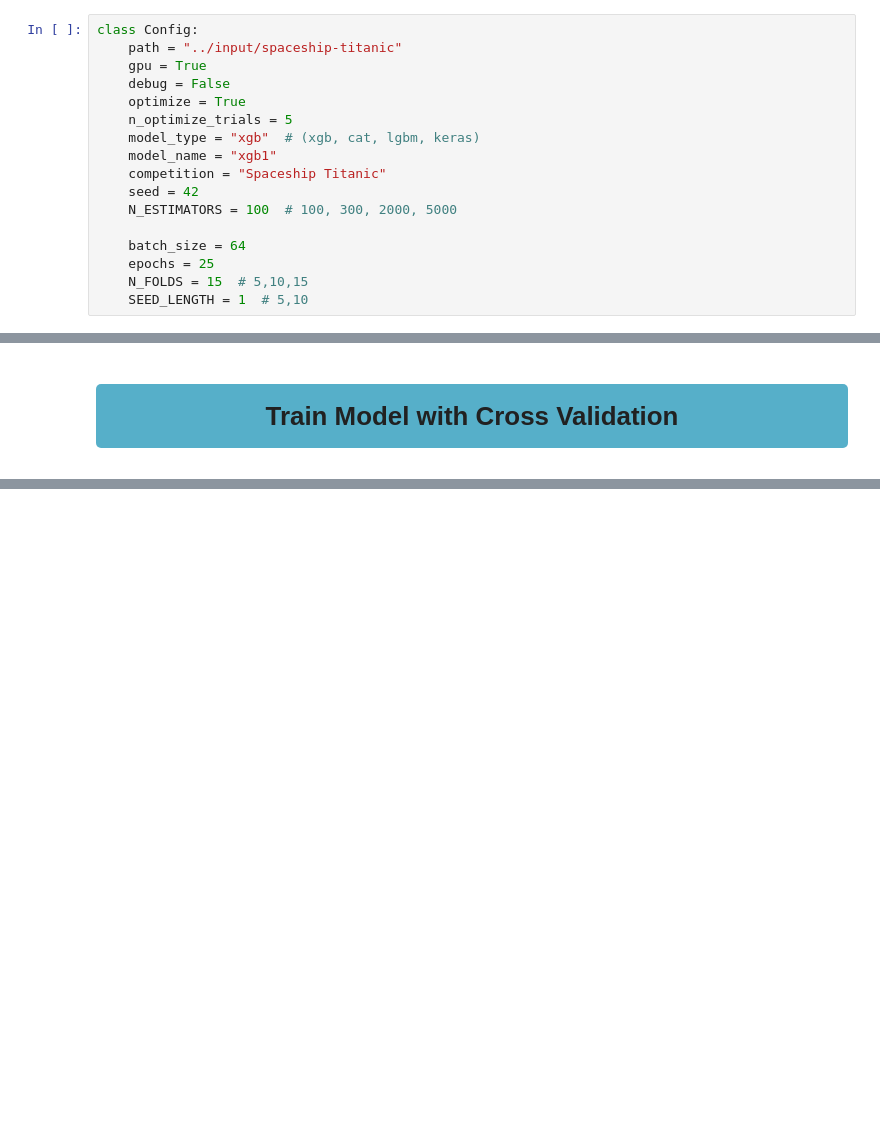
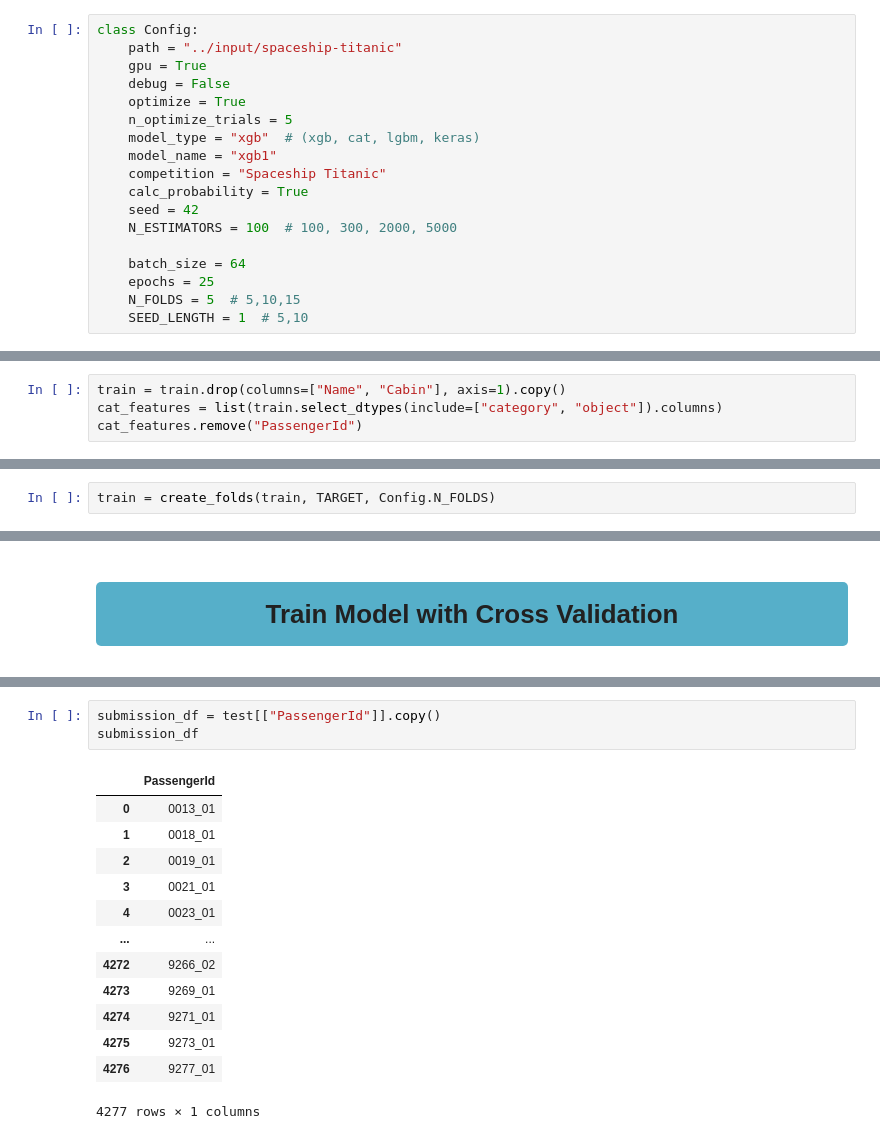
Before and after one commit to melling/ml-kaggle-spaceship-titanic, a Jupyter notebook: spaceship-titanic-eda.ipynb, the cells around one changed output, grey strips where cells are left out. Saved outputs shown, nothing was run; the diff lists cells and outputs as text; blank space fills up the shorter version.

```diff
--- a/spaceship-titanic-eda.ipynb
+++ b/spaceship-titanic-eda.ipynb
@@ -61,12 +61,13 @@ class Config:
     model_type = "xgb"  # (xgb, cat, lgbm, keras)
     model_name = "xgb1"
     competition = "Spaceship Titanic"
+    calc_probability = True
     seed = 42
     N_ESTIMATORS = 100  # 100, 300, 2000, 5000
 
     batch_size = 64
     epochs = 25
-    N_FOLDS = 15  # 5,10,15
+    N_FOLDS = 5  # 5,10,15
     SEED_LENGTH = 1  # 5,10
 # %%
 TARGET = "Transported"
@@ -572,6 +573,10 @@ Cabin          6560
 Destination       3
 Name           8473
 dtype: int64
+# %%
+train = train.drop(columns=["Name", "Cabin"], axis=1).copy()
+cat_features = list(train.select_dtypes(include=["category", "object"]).columns)
+cat_features.remove("PassengerId")
 # %%
 train[num_features].nunique()
 # %% [output]
@@ -605,0 +623,2 @@ check_low_cardinality(train, cat_features, 25)
+# %%
+train = create_folds(train, TARGET, Config.N_FOLDS)
@@ -608,0 +820,17 @@ check_low_cardinality(train, cat_features, 25)
+# %%
+submission_df = test[["PassengerId"]].copy()
+submission_df
+# %% [output]
+|  | PassengerId |
+| 0 | 0013_01 |
+| 1 | 0018_01 |
+| 2 | 0019_01 |
+| 3 | 0021_01 |
+| 4 | 0023_01 |
+| ... | ... |
+| 4272 | 9266_02 |
+| 4273 | 9269_01 |
+| 4274 | 9271_01 |
+| 4275 | 9273_01 |
+| 4276 | 9277_01 |
+4277 rows × 1 columns
```
Also changed, not shown: parts of 18 cells of this notebook.
